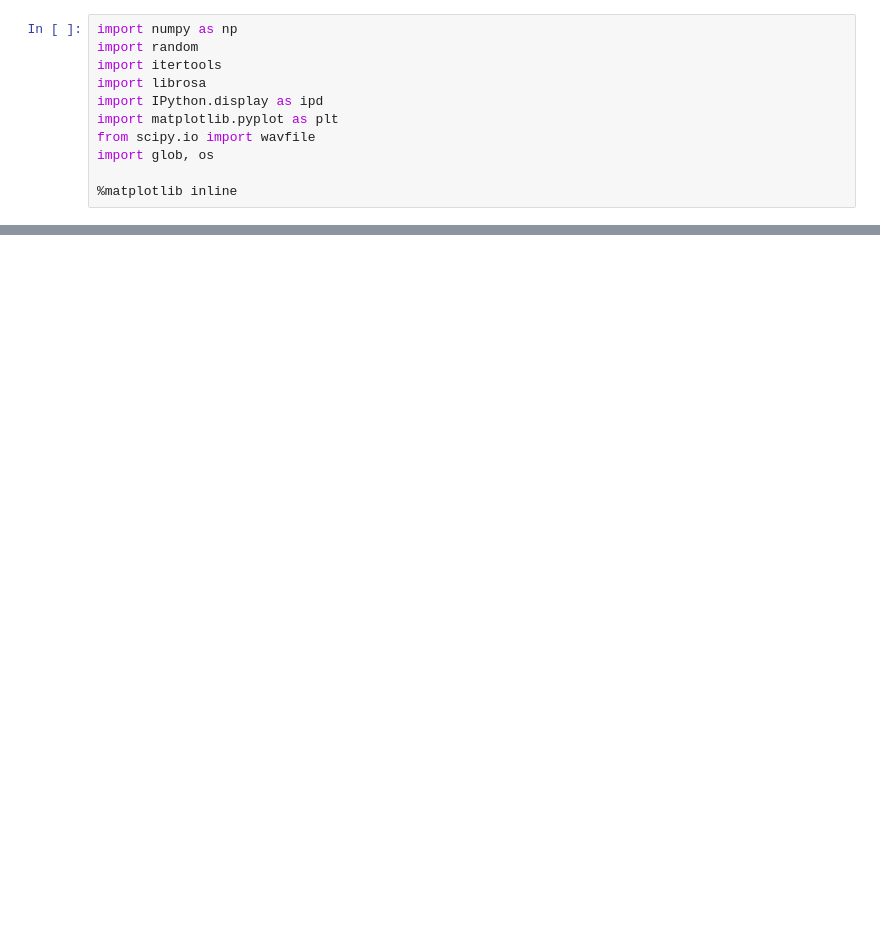
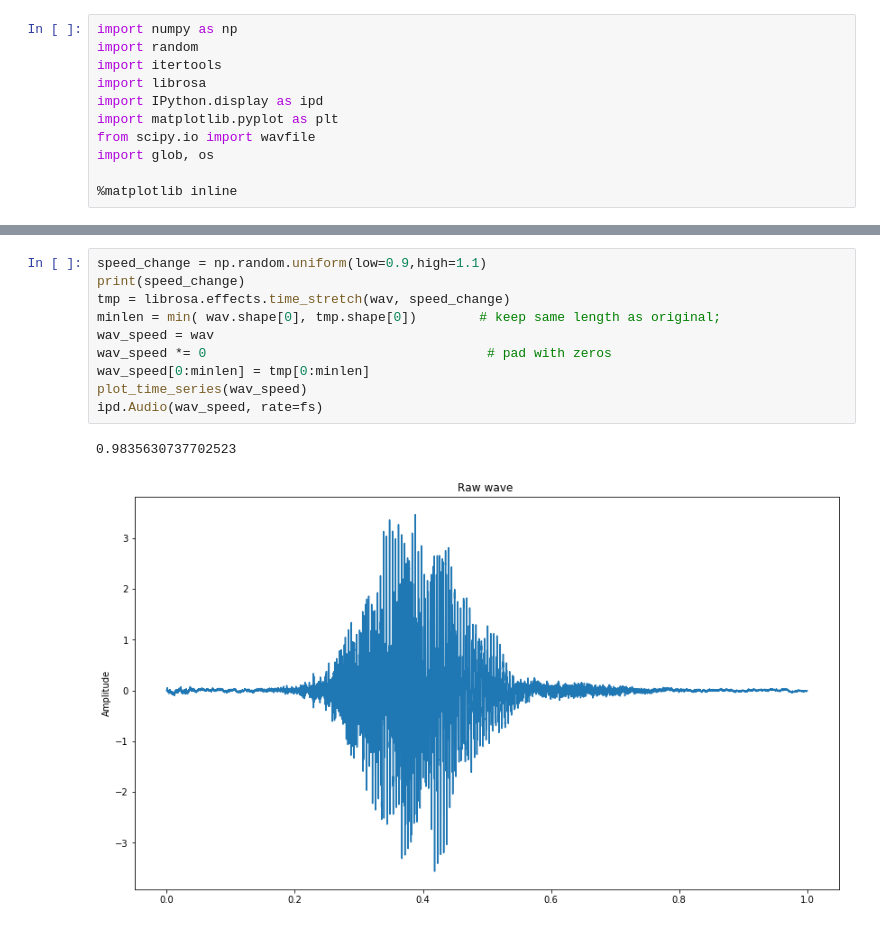
Before and after one commit to 3v1l91l/speech, a Jupyter notebook: src/augment.ipynb, the cells around one changed output, grey strips where cells are left out. Saved outputs shown, nothing was run; the diff lists cells and outputs as text; blank space fills up the shorter version.

```diff
--- a/src/augment.ipynb
+++ b/src/augment.ipynb
@@ -60,0 +65,13 @@ ipd.Audio(data_wn, rate=fs)
+# %%
+speed_change = np.random.uniform(low=0.9,high=1.1)
+print(speed_change)
+tmp = librosa.effects.time_stretch(wav, speed_change)
+minlen = min( wav.shape[0], tmp.shape[0])        # keep same length as original;
+wav_speed = wav
+wav_speed *= 0                                    # pad with zeros
+wav_speed[0:minlen] = tmp[0:minlen]
+plot_time_series(wav_speed)
+ipd.Audio(wav_speed, rate=fs)
+# %% [output]
+0.9835630737702523
+[figure, added]
```
Also changed, not shown: parts of 9 cells of this notebook, 5 other files.
